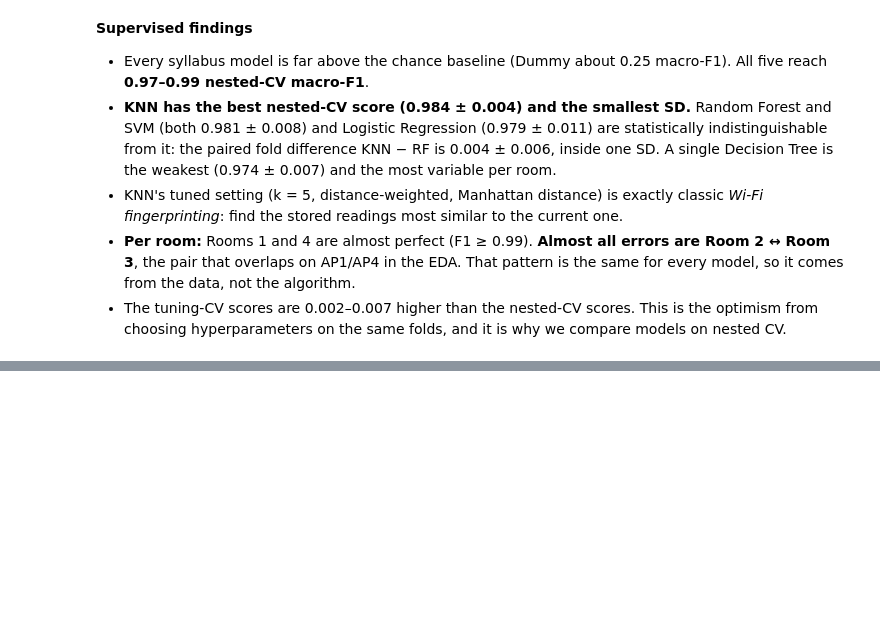
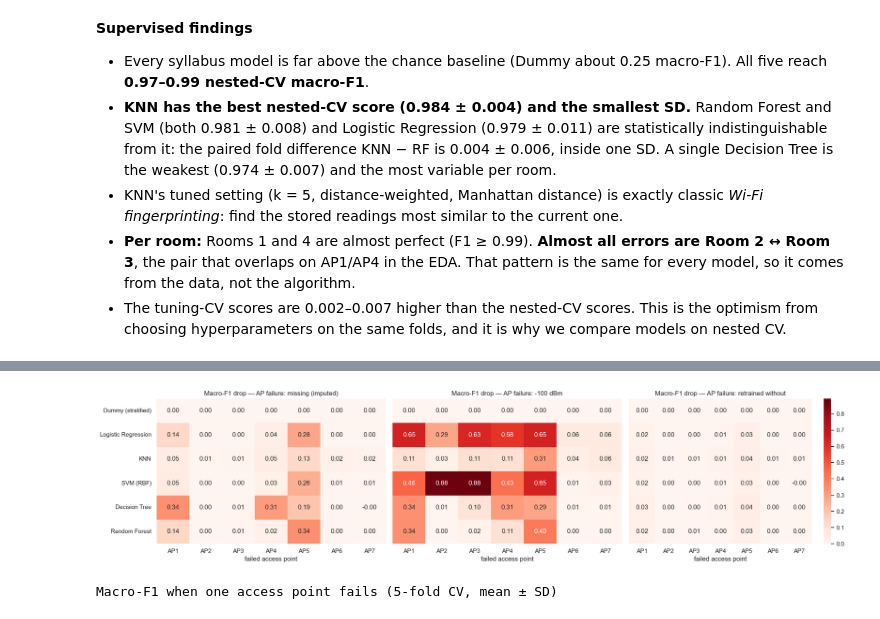
Before and after one commit to techshowdown123-creator/wifi-indoor-localisation, a Jupyter notebook: P6_WiFi_Localisation.ipynb, the cells around one changed output, grey strips where cells are left out. Drawn from its saved outputs; the diff is of its cells as text; code cells hidden in the pictures; blank space fills up the shorter version.

```diff
--- a/P6_WiFi_Localisation.ipynb
+++ b/P6_WiFi_Localisation.ipynb
@@ -530,0 +606,29 @@ plt.tight_layout(); savefig("cv_confusion_matrices"); plt.show()
+# %%
+# --- (b) Access-point failure -------------------------------------------------
+apf = rob[rob.ap.notna()].merge(clean_by_fold.rename("clean").reset_index(), on=["model", "fold"])
+apf["drop"] = apf["clean"] - apf["f1"]
+
+fig, axes = plt.subplots(1, 3, figsize=(20, 4.8), sharey=True)
+for ax, sc in zip(axes, ["missing (imputed)", "-100 dBm", "retrained without"]):
+    h = apf[apf.scenario == sc].pivot_table(index="model", columns="ap", values="drop", aggfunc="mean").loc[model_order]
+    sns.heatmap(h, annot=True, fmt=".2f", cmap="Reds", vmin=0, vmax=max(0.05, apf["drop"].max()), ax=ax, cbar=sc == "retrained without")
+    ax.set_title(f"Macro-F1 drop — AP failure: {sc}"); ax.set_xlabel("failed access point"); ax.set_ylabel("")
+plt.tight_layout(); savefig("robust_ap_failure_heatmaps"); plt.show()
+
+# summary: average over the 7 single-AP failures, and the worst single AP
+summ = {}
+for sc in ["missing (imputed)", "-100 dBm", "retrained without"]:
+    sub = apf[apf.scenario == sc]
+    by_fold = sub.groupby(["model", "fold"])["f1"].mean()          # mean over the 7 APs, per fold
+    worst_ap = sub.groupby(["model", "ap"])["f1"].mean().groupby("model").idxmin().map(lambda t: t[1])
+    worst = {m: pm(sub[(sub.model == m) & (sub.ap == worst_ap[m])]["f1"]) for m in model_order}
+    summ[(sc, "avg over APs")] = by_fold.groupby("model").agg(pm).loc[model_order]
+    summ[(sc, "worst AP")] = [f"{worst_ap[m]}: {worst[m]}" for m in model_order]
+ap_tab = pd.DataFrame(summ, index=model_order)
+ap_tab.insert(0, ("clean", ""), noise_tab["clean"])
+ap_tab.to_csv(RES_DIR / "robustness_ap_failure_summary.csv")
+print("Macro-F1 when one access point fails (5-fold CV, mean ± SD)")
+display(ap_tab)
+# %% [output]
+[figure, added]
+Macro-F1 when one access point fails (5-fold CV, mean ± SD)
```
Also changed, not shown: parts of 7 cells of this notebook, 5 other files.
